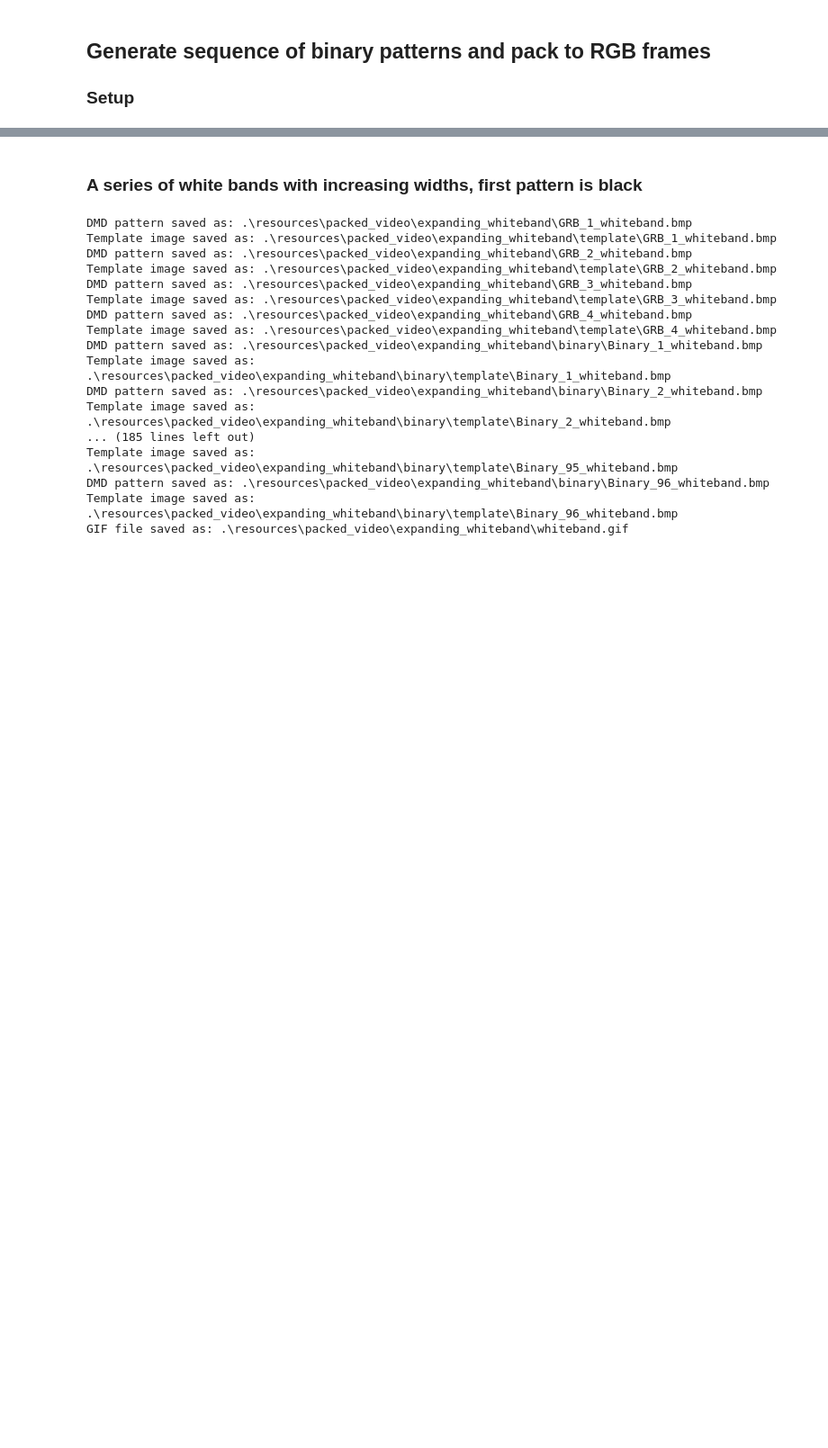
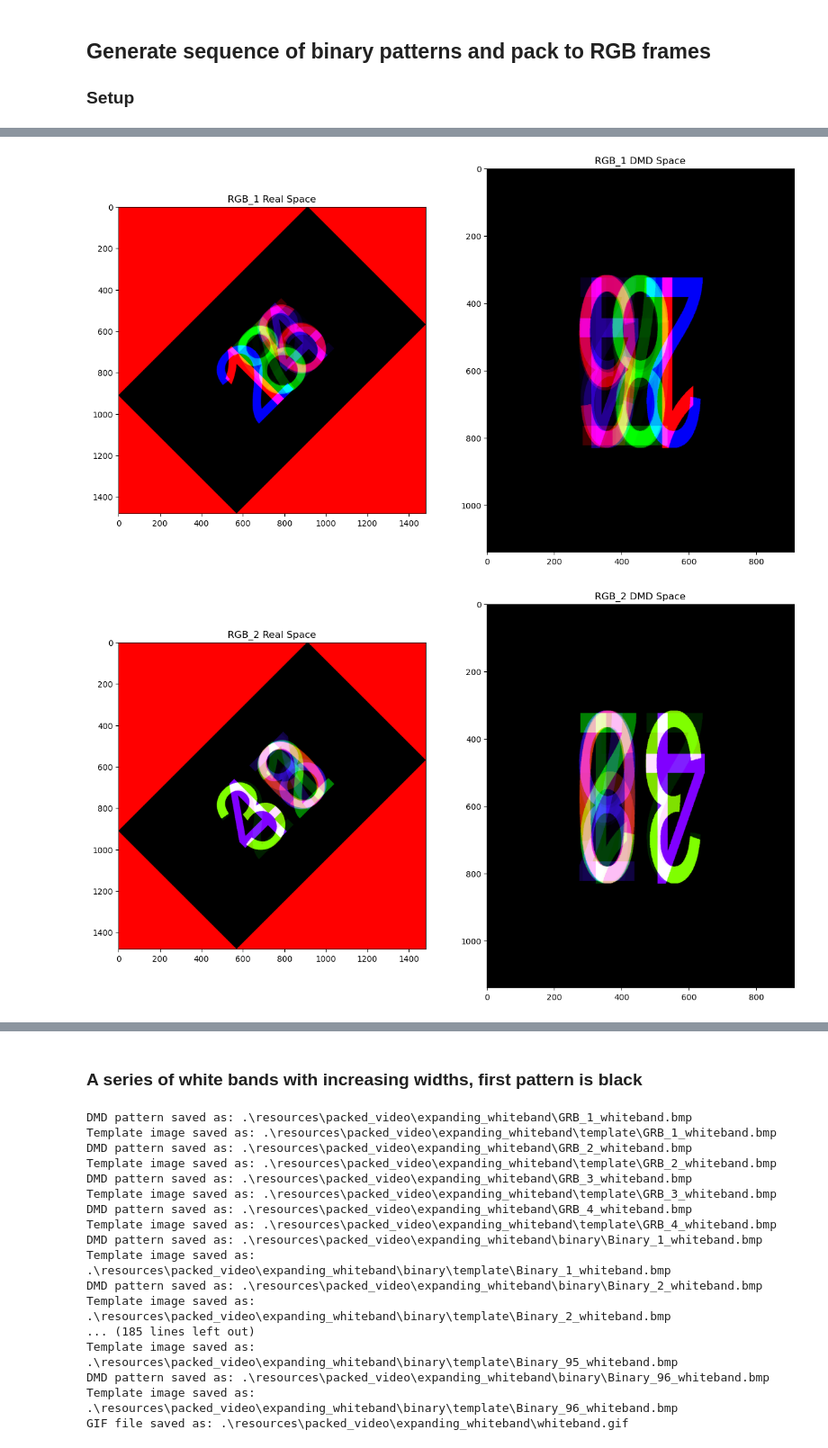
Before and after one commit to ChinLabQMS/DMD-pattern-generator, a Jupyter notebook: DMD_sequence_generation.ipynb, the cells around one changed output, grey strips where cells are left out. Shown at 90% size. Saved outputs shown, nothing was run; the diff lists cells and outputs as text; code cells hidden in the pictures; blank space fills up the shorter version.

```diff
--- a/DMD_sequence_generation.ipynb
+++ b/DMD_sequence_generation.ipynb
@@ -37 +23,8 @@ Template image saved as: .\resources\packed_video\numbers\binary\template\Binary
 GIF file saved as: .\resources\packed_video\numbers\numbers.gif
+# %%
+sequence.packFramesToColor()
+sequence.displayRGBFrames()
+sequence.saveRGBFrames(save_dir + '/packed_video/numbers/', 'numbers', save_last_black=True)
+# %% [output]
+[figure, added]
+[figure, added]
```
Also changed, not shown: parts of 6 cells of this notebook, 3 other files.
